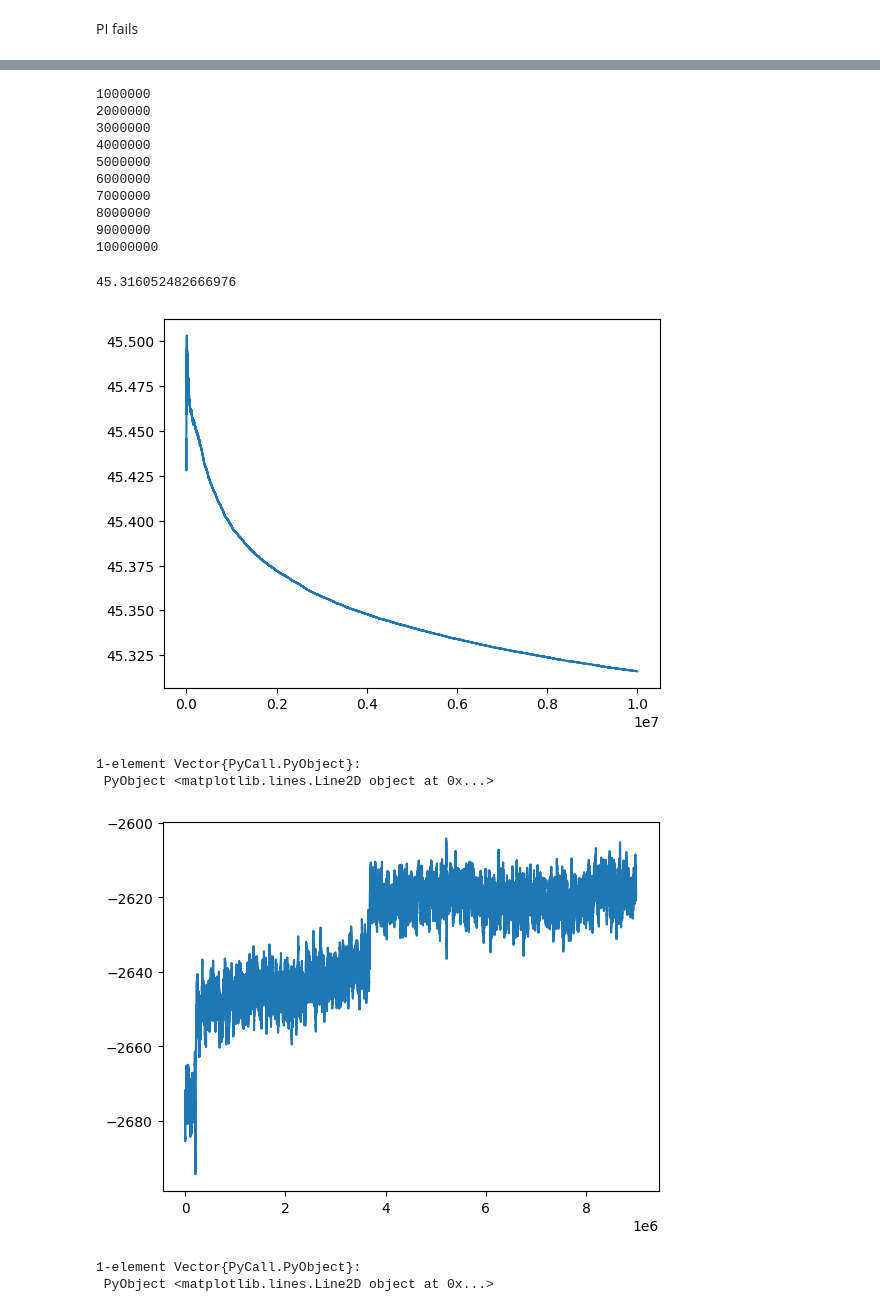
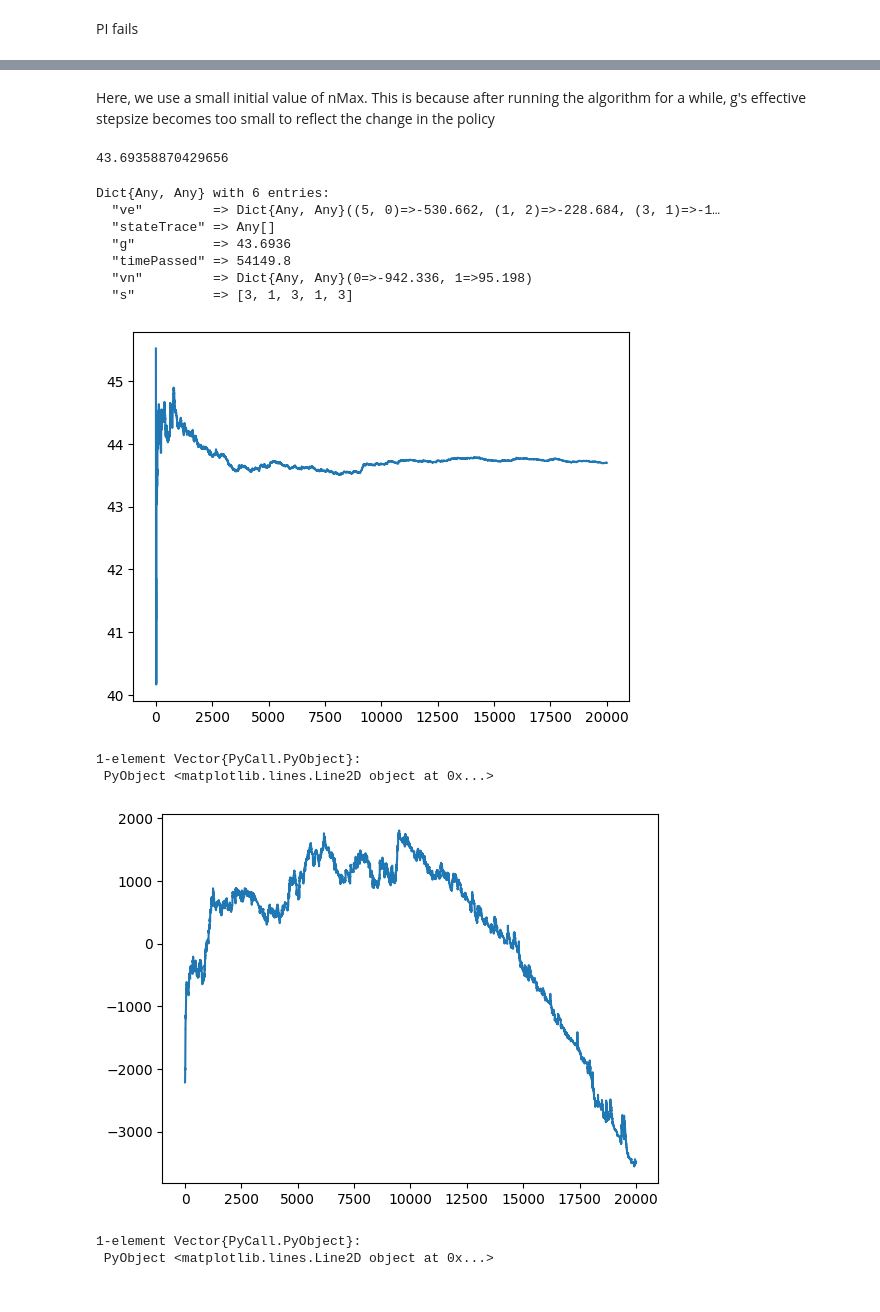
Before and after one commit to fairleyl/PhD-Code, a Jupyter notebook: Problem-Suite-Experiments.ipynb, the cells around one changed output, grey strips where cells are left out. Saved outputs shown, nothing was run; the diff lists cells and outputs as text; code cells hidden in the pictures.

Commit message:
Further Experimenting
Seems like SMARVI is again capable of finding better policies

Dat files now small and included in repo

Work needs to be done on improving stability of algorithms

```diff
--- a/Problem-Suite-Experiments.ipynb
+++ b/Problem-Suite-Experiments.ipynb
@@ -5108,12 +5108,11 @@ updateVFA! (generic function with 1 method)
 # - constant: uses stepsize b
 #c is used for calculating epsilon = c/(c + n)
 #d is used for the stepsize of g
-function smarviNewVFA_ST(N,alpha_d, alpha_r, beta, tau, c0, c1, r, nMax, b, c, d; s = [1 for i in 1:N], vfaProvided = false, ve = Dict(), vn = Dict(), g = 0.0, timePassed = 0.0, printProgress = false, modCounter = 100000)
+function smarviNewVFA_ST(N,alpha_d, alpha_r, beta, tau, c0, c1, r, nMax, b, c, d; s = [1 for i in 1:N], stateTrace = [], vfaProvided = false, ve = Dict(), vn = Dict(), g = 0.0, timePassed = 0.0, printProgress = false, modCounter = 100000)
     #initialise
     s0 = [1 for i in 1:N]
     s3 = [3 for i in 1:N]
     gs = [g]
-    stateTrace = []
 
     #initialise ve and vn tables if needed
     if !vfaProvided
@@ -5940,6 +5961,6 @@ Use resultSMARPI as input to SMARVI
 # %%
-resultSMARPI = deserialize("resultSMARPI.dat")
-ve = resultSMARPI[1]
-vn = resultSMARPI[2]
-g = resultSMARPI[3]
+resultSMARPE2_S = deserialize("resultSMARPE2_S.dat")
+vePE2 = resultSMARPE2_S["ve"]
+vnPE2 = resultSMARPE2_S["vn"]
+gPE2 = resultSMARPE2_S["g"]
 # %% [output]
@@ -5947,16 +5970,8 @@ g = resultSMARPI[3]
+# %% [markdown]
+Here, we use a small initial value of nMax. This is because after running the algorithm for a while, g's effective stepsize becomes too small to reflect the change in the policy
 # %%
-nMax = 10000000
-resultVI = smarviNewVFA_ST(N,alpha_d, alpha_r, beta, tau, c0, c1, r, nMax, 0.001, 0.0, 0.01; g = g, timePassed = 1000.0, startingVFAGiven = true, ve = ve, vn = vn, stepsizeType = "constant", printProgress = true, modCounter = 1000000)
-resultVI[3]
+nMax = 20000
+resultVI = smarviNewVFA_ST(N,alpha_d, alpha_r, beta, tau, c0, c1, r, nMax, 0.1, 0.0, 0.1; g = gPE2, timePassed = 0.0, vfaProvided = true, ve = vePE2, vn = vnPE2, printProgress = true, modCounter = 1000000)
+resultVI[1]["g"]
 # %% [output]
-1000000
-2000000
-3000000
-4000000
-5000000
-6000000
-7000000
-8000000
-9000000
-10000000
+43.69358870429656
-45.316052482666976
@@ -5963,20 +5980,31 @@ resultVI[3]
+# %%
+resultVI_S = deserialize("resultVI.dat")
+# %% [output]
+Dict{Any, Any} with 6 entries:
+  "ve"         => Dict{Any, Any}((5, 0)=>-530.662, (1, 2)=>-228.684, (3, 1)=>-1…
+  "stateTrace" => Any[]
+  "g"          => 43.6936
+  "timePassed" => 54149.8
+  "vn"         => Dict{Any, Any}(0=>-942.336, 1=>95.198)
+  "s"          => [3, 1, 3, 1, 3]
 # %%
 start = floor(Int64, nMax/10)
+start = Int64(2e6)
 start = 1
 finish = nMax
-PyPlot.plot(start:finish,resultVI[4][start:finish])
+PyPlot.plot(start:finish,resultVI[2]["g"][start:finish])
 # %% [output]
-[figure, old version]
+[figure, new version]
 1-element Vector{PyCall.PyObject}:
  PyObject <matplotlib.lines.Line2D object at 0x...>
 # %%
-vs0Hist = resultVI[5]
+vs0Hist = resultVI[2]["vs0"]
 start = floor(Int64, nMax/10)
 finish = nMax - 1
-#start = 2
+start = 1
 PyPlot.plot(vs0Hist[start:finish])
 # %% [output]
-[figure, old version]
+[figure, new version]
 1-element Vector{PyCall.PyObject}:
  PyObject <matplotlib.lines.Line2D object at 0x...>
 # %%
```
Also changed, not shown: parts of 62 cells of this notebook, 7 other files.
